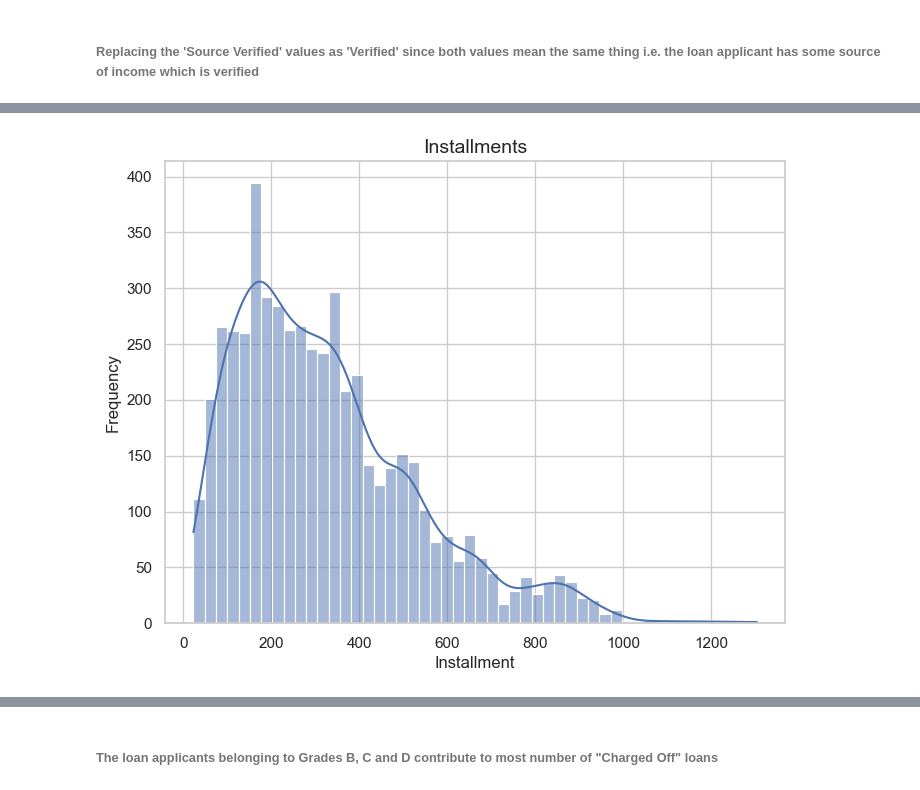
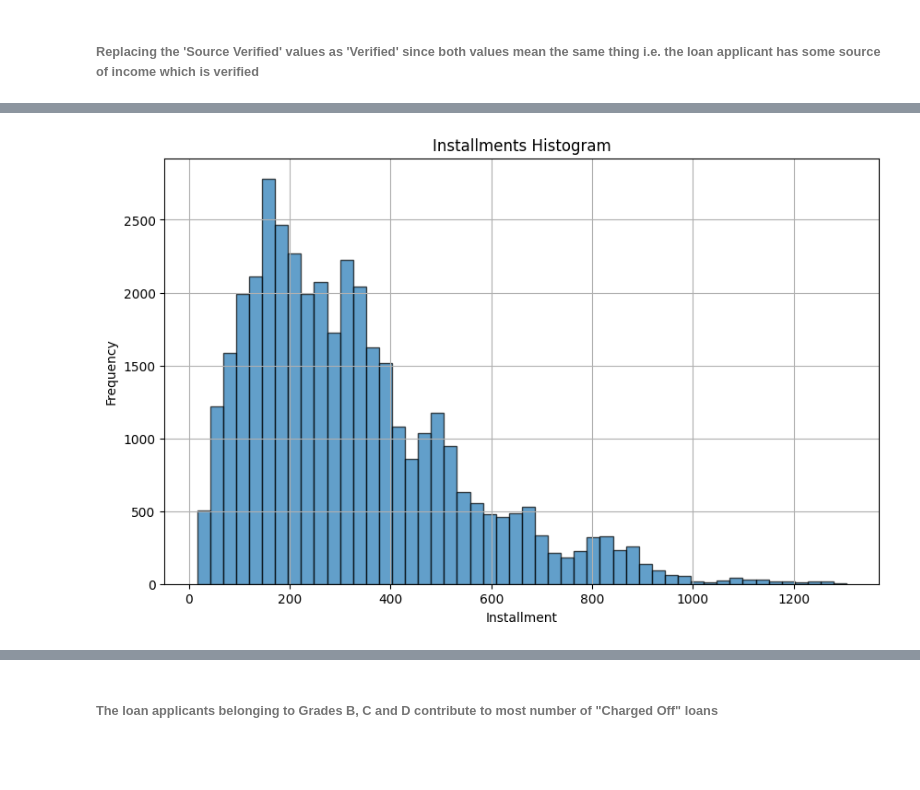
Before and after one commit to Mittin-Singh/LendingCaseStudy-, a Jupyter notebook: LendingClubCaseStudy.ipynb, the cells around one changed output, grey strips where cells are left out. Cells and saved outputs as stored; diff of their text form; code cells hidden in the pictures; blank space fills up the shorter version.

```diff
--- a/LendingClubCaseStudy.ipynb
+++ b/LendingClubCaseStudy.ipynb
@@ -834,3 +365,3 @@ loan_df[loan_df.pub_rec_bankruptcies.isna()]
 # %%
-loan_df = loan_df[loan_df.pub_rec_bankruptcies.notna()]
+df_loan = df_loan[df_loan.pub_rec_bankruptcies.notna()]
 # %%
@@ -898,4 +455,4 @@ loan_df[['issue_d', 'issue_m', 'issue_q']]
 # %%
-loan_status_map = {'Charged Off': 'No', 'Fully Paid': 'Yes' }
-loan_df['loan_paid'] = loan_df['loan_status'].map(loan_status_map)
+loan_status_map = {'Charged Off': 'N', 'Fully Paid': 'Y' }
+df_loan['loan_paid'] = df_loan['loan_status'].map(loan_status_map)
 # %% [markdown]
@@ -1087,16 +588,14 @@ for un_cat_var in ['addr_state', 'purpose', 'home_ownership', 'loan_status', 'lo
 # %%
-for quant_var in ['annual_inc_bucket', 'int_rate_bucket', 'loan_amnt_bucket', 'funded_amnt_bucket', 'dti_bucket']:
-    plot_bar_graph(
-        loan_df,
-        x_column = quant_var,
-        y_column = quant_var,
-        title = f'Bar Plot of {quant_var}',
-        xlabel = cat_var,
-        ylabel=f'Frequency of {quant_var}',
-        figsize=(12, 12),
-        x_tick_rotation=90,
-        freq_rotation=90,
-        filter_column='loan_status',
-        filter_value='Charged Off'
-    )
+columns_of_interest = ['annual_income_category', 'interest_rate_category', 'loan_amount_category']
+
+
+plt.figure(figsize=(18, 6))
+for i, col in enumerate(columns_of_interest, 1):
+    plt.subplot(1, 3, i)
+    sns.countplot(data=df_loan, x=col, palette='Set3')
+    plt.title(col)
+    plt.xticks(rotation=45)
+    plt.tight_layout()
+
+plt.show()
 # %% [output]
@@ -1110,4 +605,14 @@ installments_df = loan_df[loan_df.loan_paid == 'No']
 # %%
-plot_histogram(installments_df, column='installment', bins=50, title='Installments', xlabel='Installment', ylabel='Frequency')
+def plot_histogram(dataframe, column='installment', bins=50, title='Installments', xlabel='Installment', ylabel='Frequency'):
+    plt.figure(figsize=(10, 6))
+    plt.hist(dataframe[column], bins=bins, edgecolor='black', alpha=0.7)
+    plt.title(title)
+    plt.xlabel(xlabel)
+    plt.ylabel(ylabel)
+    plt.grid(True)
+    plt.show()
+
+# Example usage:
+plot_histogram(df_loan, column='installment', bins=50, title='Installments Histogram', xlabel='Installment', ylabel='Frequency')
 # %% [output]
-[figure, old version]
+[figure, new version]
```
Also changed, not shown: parts of 142 cells of this notebook, 2 other files.
